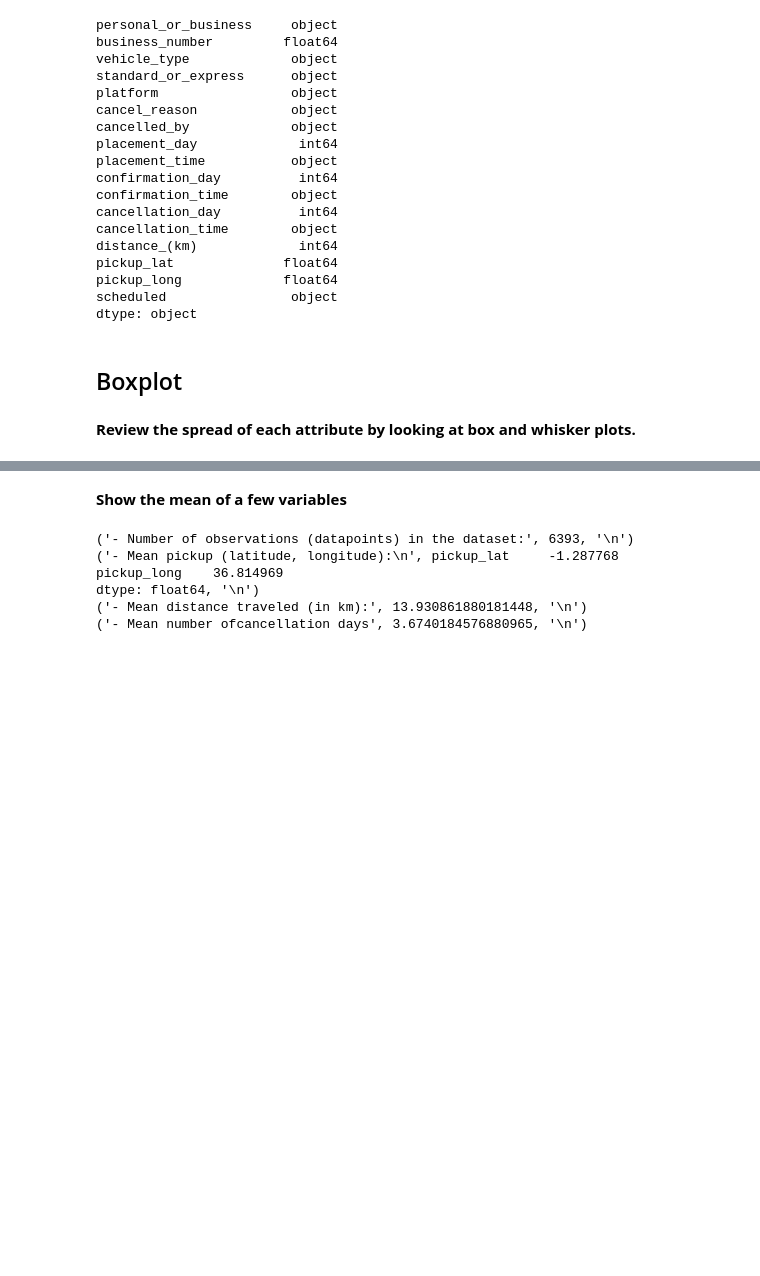
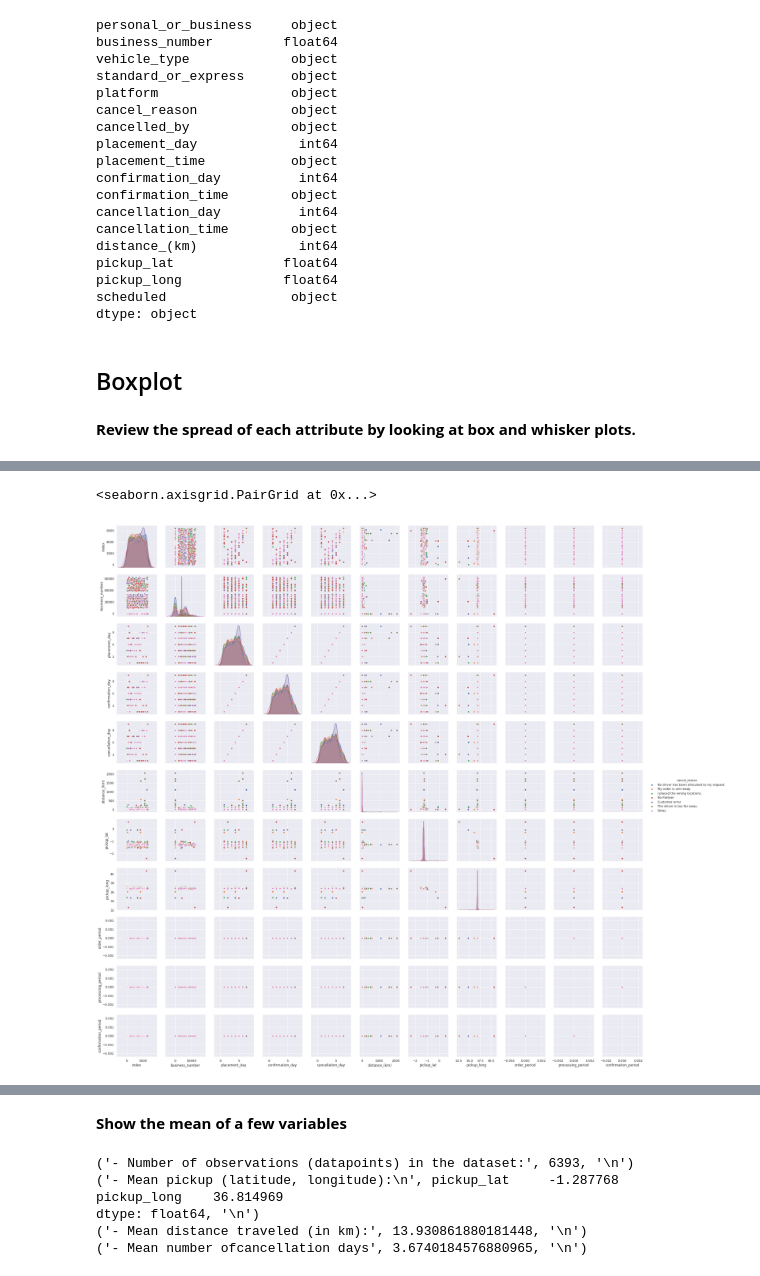
Before and after one commit to Dancilla/Challenges, a Jupyter notebook: Sendy/Sendy_notebooks/practical task analysis.ipynb, the cells around one changed output, grey strips where cells are left out. Saved outputs shown, nothing was run; the diff lists cells and outputs as text; code cells hidden in the pictures; blank space fills up the shorter version.

```diff
--- a/Sendy/Sendy_notebooks/practical task analysis.ipynb
+++ b/Sendy/Sendy_notebooks/practical task analysis.ipynb
@@ -135,3 +135,10 @@ plt.xticks(rotation = 45);
+# %%
+%matplotlib inline
+import seaborn as sns; sns.set()
+sns.pairplot(query_df, hue="cancel_reason")
+# %% [output]
+<seaborn.axisgrid.PairGrid at 0x...>
+[figure, added]
 # %%
 query_df.columns.tolist
 # %% [output]
```
Also changed, not shown: parts of 13 cells of this notebook, 1 other file.
